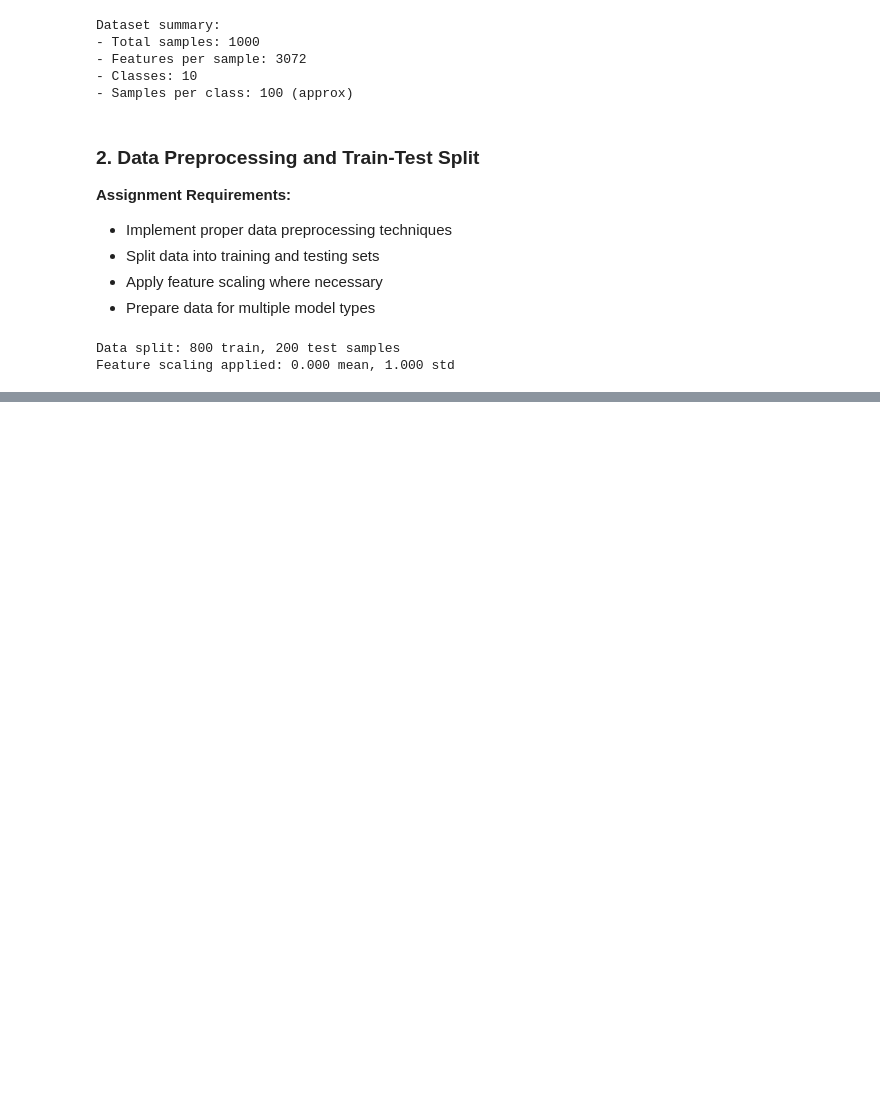
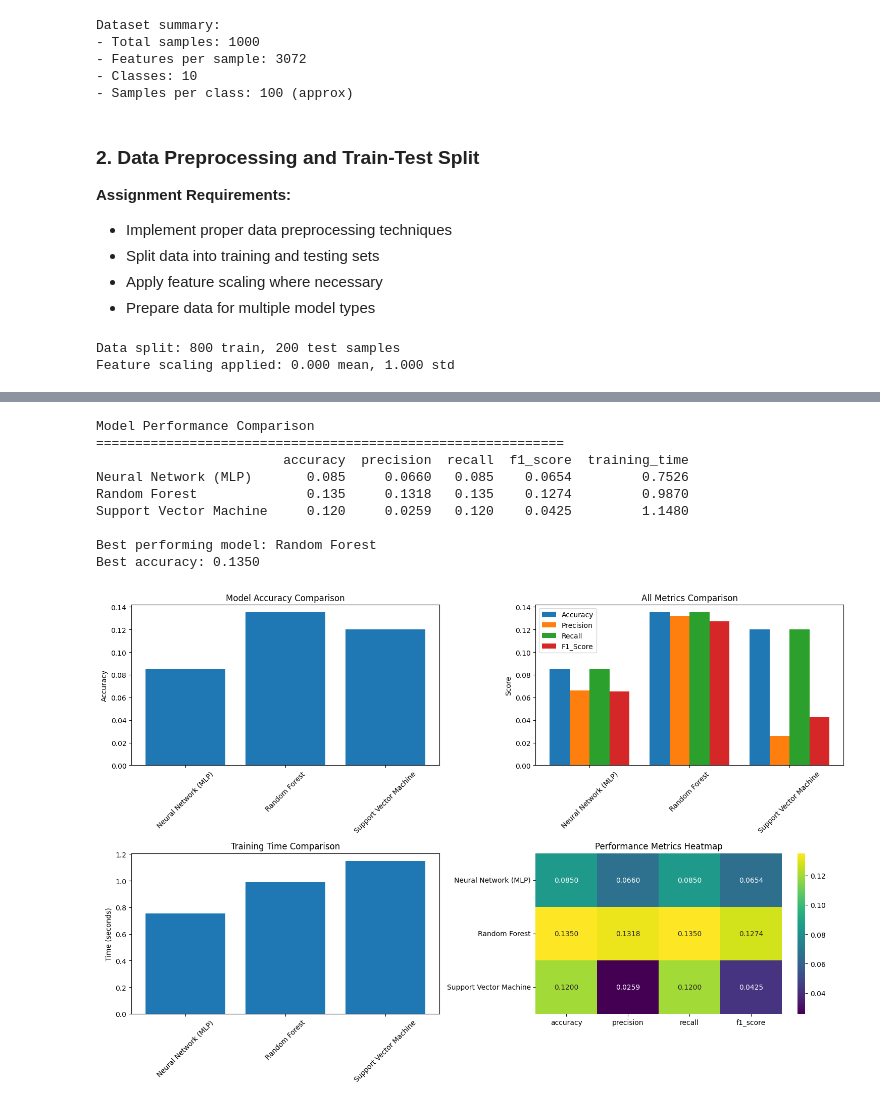
Before and after one commit to hafizqaim/MLOPS-Assignment-1, a Jupyter notebook: src/Assignment-1 Code.ipynb, the cells around one changed output, grey strips where cells are left out. Saved outputs shown, nothing was run; the diff lists cells and outputs as text; code cells hidden in the pictures; blank space fills up the shorter version.

```diff
--- a/src/Assignment-1 Code.ipynb
+++ b/src/Assignment-1 Code.ipynb
@@ -119,0 +129,10 @@ Feature scaling applied: 0.000 mean, 1.000 std
+# %%
+# Setup MLflow experiment tracking
+experiment_name = "CIFAR10_Model_Comparison"
+mlflow.set_experiment(experiment_name)
+
+# Use default tracking setup to avoid URI conflicts
+print(f"MLflow experiment '{experiment_name}' is set up!")
+
+# Ensure mlruns directory exists locally
+os.makedirs("mlruns", exist_ok=True)
@@ -119,0 +310,64 @@ Feature scaling applied: 0.000 mean, 1.000 std
+# %%
+# Create comprehensive comparison of all models
+print("Model Performance Comparison")
+print("=" * 60)
+
+# Convert results to DataFrame for better visualization
+results_df = pd.DataFrame(results).T
+results_df = results_df.round(4)
+
+print(results_df)
+
+# Find best performing model
+best_model = results_df['accuracy'].idxmax()
+best_accuracy = results_df.loc[best_model, 'accuracy']
+
+print(f"\nBest performing model: {best_model}")
+print(f"Best accuracy: {best_accuracy:.4f}")
+
+# Visualize model comparison
+fig, axes = plt.subplots(2, 2, figsize=(15, 10))
+
+# Plot 1: Accuracy comparison
+axes[0, 0].bar(results_df.index, results_df['accuracy'])
+axes[0, 0].set_title('Model Accuracy Comparison')
+axes[0, 0].set_ylabel('Accuracy')
+axes[0, 0].tick_params(axis='x', rotation=45)
+
+# Plot 2: All metrics comparison
+metrics = ['accuracy', 'precision', 'recall', 'f1_score']
+x = np.arange(len(results_df.index))
+width = 0.2
+
+for i, metric in enumerate(metrics):
+    axes[0, 1].bar(x + i * width, results_df[metric], width, label=metric.title())
+
+axes[0, 1].set_title('All Metrics Comparison')
+axes[0, 1].set_ylabel('Score')
+axes[0, 1].set_xticks(x + width * 1.5)
+axes[0, 1].set_xticklabels(results_df.index, rotation=45)
+axes[0, 1].legend()
+
+# Plot 3: Training time comparison
+axes[1, 0].bar(results_df.index, results_df['training_time'])
+axes[1, 0].set_title('Training Time Comparison')
+axes[1, 0].set_ylabel('Time (seconds)')
+axes[1, 0].tick_params(axis='x', rotation=45)
+
+# Plot 4: Heatmap of all metrics
+sns.heatmap(results_df[metrics], annot=True, fmt='.4f', cmap='viridis', ax=axes[1, 1])
+axes[1, 1].set_title('Performance Metrics Heatmap')
+
+plt.tight_layout()
+plt.show()
+# %% [output]
+Model Performance Comparison
+============================================================
+                        accuracy  precision  recall  f1_score  training_time
+Neural Network (MLP)       0.085     0.0660   0.085    0.0654         0.7526
+Random Forest              0.135     0.1318   0.135    0.1274         0.9870
+Support Vector Machine     0.120     0.0259   0.120    0.0425         1.1480
+
+Best performing model: Random Forest
+Best accuracy: 0.1350
+[figure, added]
```
Also changed, not shown: parts of 10 cells of this notebook.
